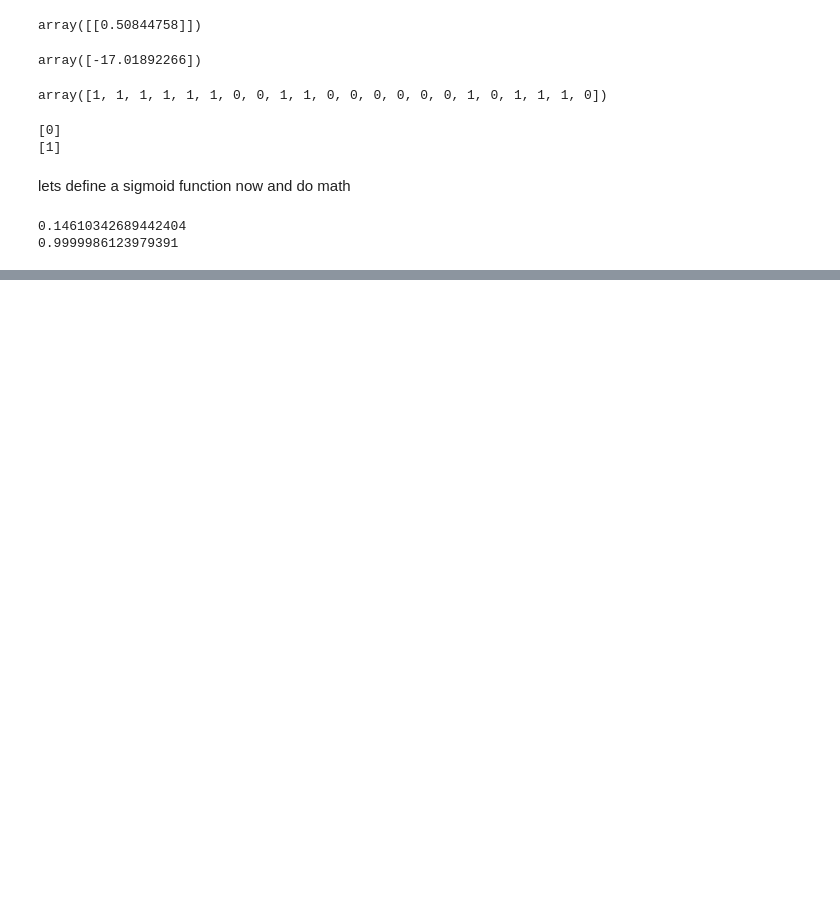
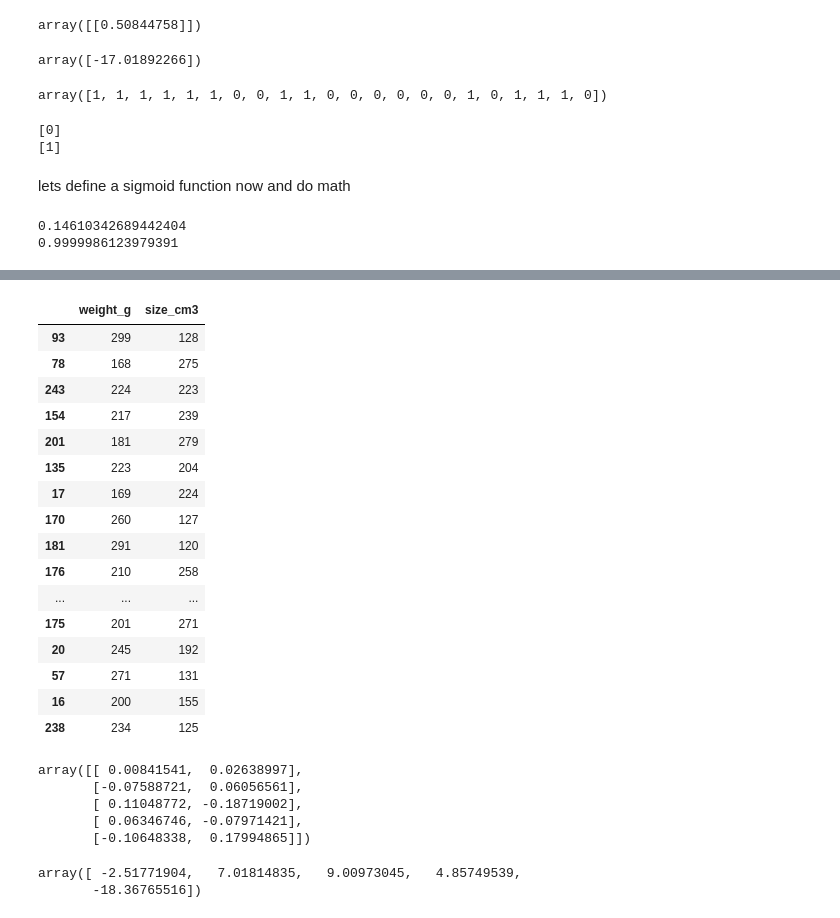
Before and after one commit to komal-15-05/ML, a Jupyter notebook: logistic model/logicstic.ipynb, the cells around one changed output, grey strips where cells are left out. Saved outputs shown, nothing was run; the diff lists cells and outputs as text; code cells hidden in the pictures; blank space fills up the shorter version.

```diff
--- a/logistic model/logicstic.ipynb
+++ b/logistic model/logicstic.ipynb
@@ -143,0 +165,5 @@ print(prediction_function(60))
+# %%
+#lets predict the ripeness of avocados using logistic regression
+from sklearn.model_selection import train_test_split
+x_train, x_test, y_train, y_test = train_test_split(df[['weight_g', 'size_cm3']], df[['ripeness']], test_size=0.2, random_state=9)
+x_train
@@ -143,0 +198,33 @@ print(prediction_function(60))
+# %%
+x_test
+# %% [output]
+|  | weight_g | size_cm3 |
+| 93 | 299 | 128 |
+| 78 | 168 | 275 |
+| 243 | 224 | 223 |
+| 154 | 217 | 239 |
+| 201 | 181 | 279 |
+| 135 | 223 | 204 |
+| 17 | 169 | 224 |
+| 170 | 260 | 127 |
+| 181 | 291 | 120 |
+| 176 | 210 | 258 |
+| ... | ... | ... |
+| 175 | 201 | 271 |
+| 20 | 245 | 192 |
+| 57 | 271 | 131 |
+| 16 | 200 | 155 |
+| 238 | 234 | 125 |
+# %%
+model1.coef_
+# %% [output]
+array([[ 0.00841541,  0.02638997],
+       [-0.07588721,  0.06056561],
+       [ 0.11048772, -0.18719002],
+       [ 0.06346746, -0.07971421],
+       [-0.10648338,  0.17994865]])
+# %%
+model1.intercept_
+# %% [output]
+array([ -2.51771904,   7.01814835,   9.00973045,   4.85749539,
+       -18.36765516])
```
Also changed, not shown: parts of 7 cells of this notebook, 1 other file.
